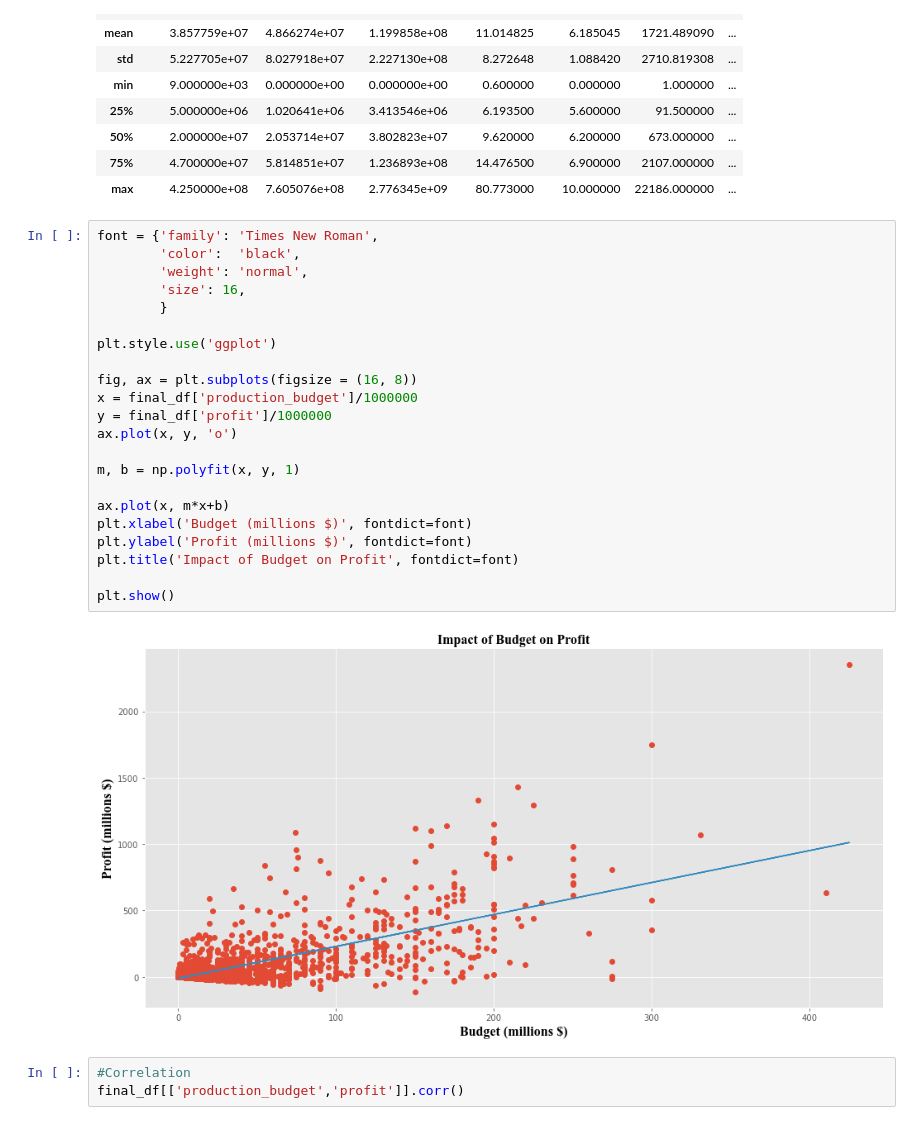
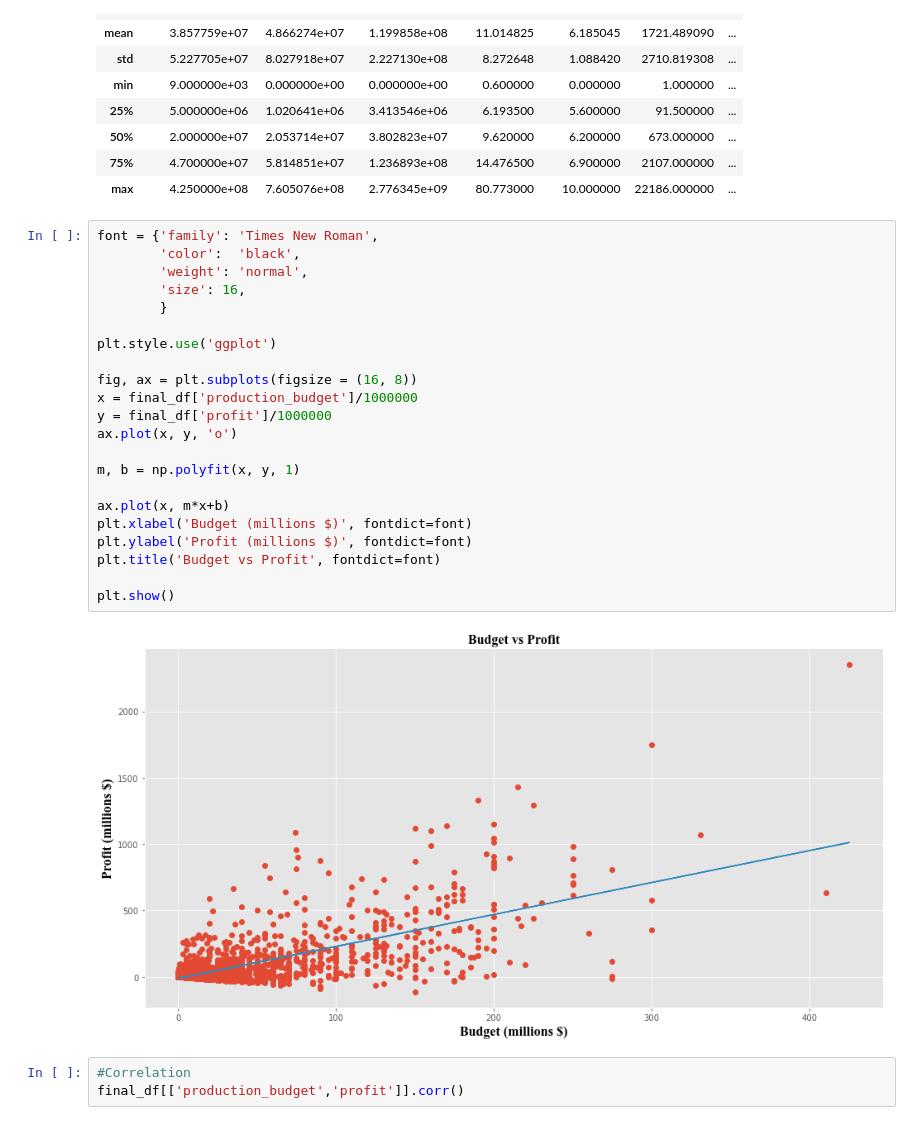
Before and after one commit to dquillao/dsc-mod-1-project-v2-1-online-ds-sp-000, a Jupyter notebook: Technical Notebook.ipynb, the cells around one changed output. Drawn from its saved outputs; the diff is of its cells as text.

```diff
--- a/Technical Notebook.ipynb
+++ b/Technical Notebook.ipynb
@@ -889,27 +889,27 @@ final_df.describe()
 # %%
 font = {'family': 'Times New Roman',
         'color':  'black',
         'weight': 'normal',
         'size': 16,
         }
 
 plt.style.use('ggplot')
 
 fig, ax = plt.subplots(figsize = (16, 8))
 x = final_df['production_budget']/1000000
 y = final_df['profit']/1000000
 ax.plot(x, y, 'o')
 
 m, b = np.polyfit(x, y, 1)
 
 ax.plot(x, m*x+b)
 plt.xlabel('Budget (millions $)', fontdict=font)
 plt.ylabel('Profit (millions $)', fontdict=font)
-plt.title('Impact of Budget on Profit', fontdict=font)
+plt.title('Budget vs Profit', fontdict=font)
 
 plt.show()
 # %% [output]
-[figure, old version]
+[figure, new version]
 # %%
 #Correlation
 final_df[['production_budget','profit']].corr()
```
Also changed, not shown: parts of 1 cell of this notebook.
